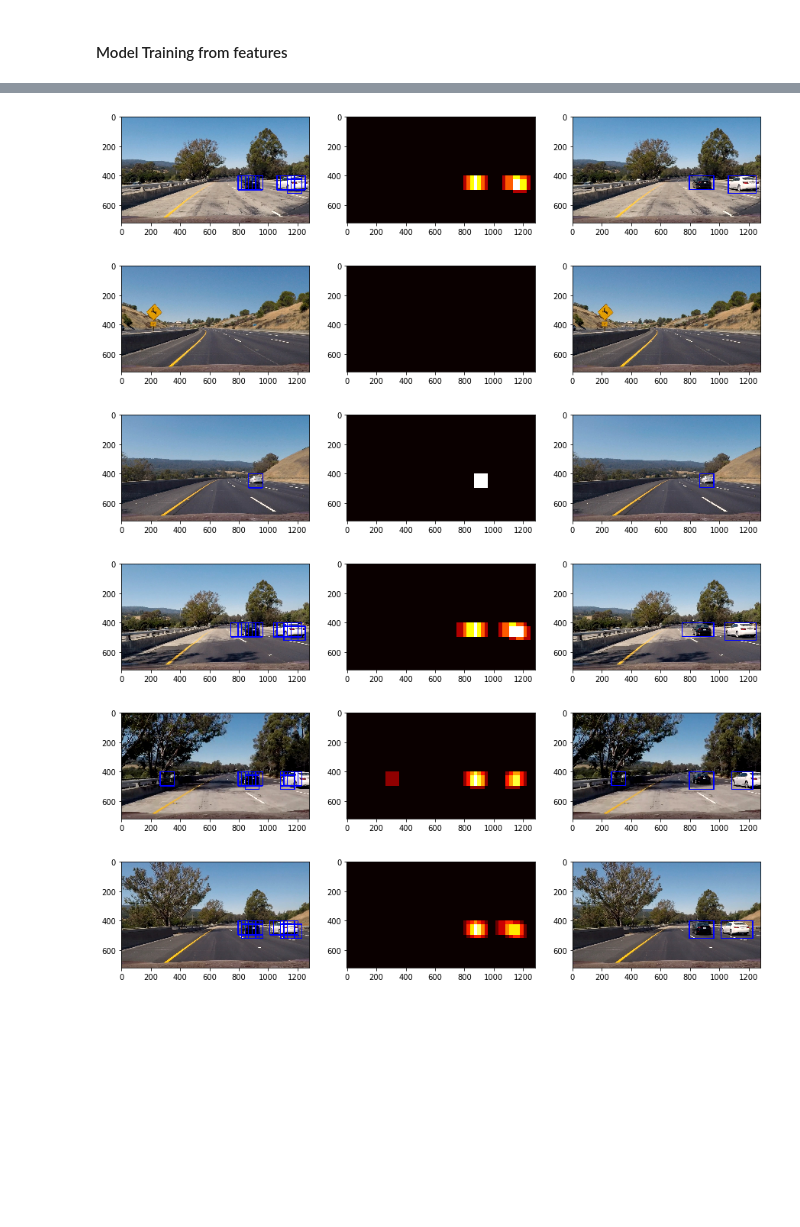
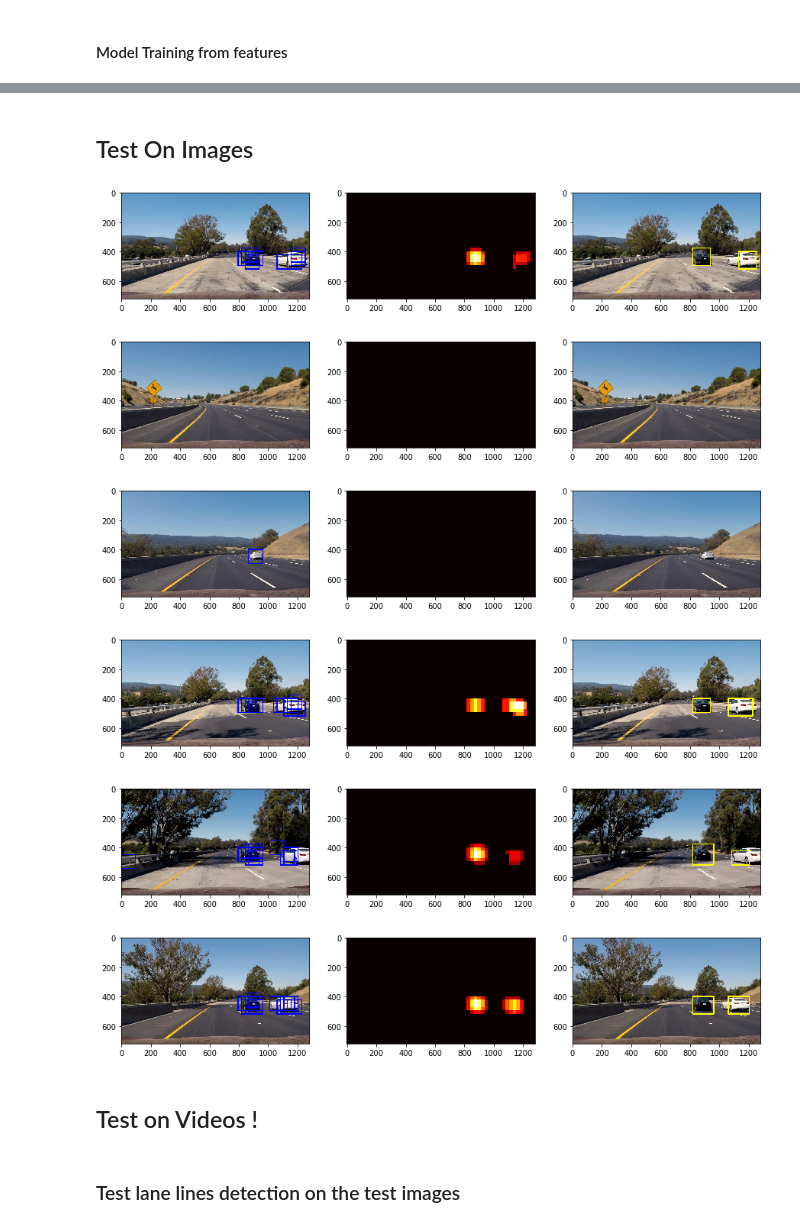
Before and after one commit to Jeremy26/vehicle-detection, a Jupyter notebook: P5.ipynb, the cells around one changed output, grey strips where cells are left out. Cells and saved outputs as stored; diff of their text form; code cells hidden in the pictures; blank space fills up the shorter version.

```diff
--- a/P5.ipynb
+++ b/P5.ipynb
@@ -489,14 +280,4 @@ for idx, fname in enumerate (test_images):
 # %%
-def add_heat(heatmap, bbox_list):
-    # Iterate through list of bboxes
-    for box in bbox_list:
-        # Add += 1 for all pixels inside each bbox
-        # Assuming each "box" takes the form ((x1, y1), (x2, y2))
-        heatmap[box[0][1]:box[1][1], box[0][0]:box[1][0]] += 1
-
-    # Return updated heatmap
-    return heatmap# Iterate through list of bboxes
-
 def apply_threshold(heatmap, threshold):
     # Zero out pixels below the threshold
     heatmap[heatmap <= threshold] = 0
@@ -514,6 +295,6 @@ def draw_labeled_bboxes(img, labels):
         # Define a bounding box based on min/max x and y
         bbox = ((np.min(nonzerox), np.min(nonzeroy)), (np.max(nonzerox), np.max(nonzeroy)))
         # Draw the box on the image
-        cv2.rectangle(img, bbox[0], bbox[1], (0,0,255), 6)
+        cv2.rectangle(img, bbox[0], bbox[1], (255,255,0), 6)
     # Return the image
     return img
@@ -547,12 +303,26 @@ fig.tight_layout()
+# %%
+def convert_color(img, conv='YCrCb'):
+    if conv == 'YCrCb':
+        return cv2.cvtColor(img, cv2.COLOR_RGB2YCrCb)
+    if conv == 'LUV':
+        return cv2.cvtColor(img, cv2.COLOR_RGB2LUV)
+    if conv == 'HSV':
+        return cv2.cvtColor(img, cv2.COLOR_RGB2HSV)
+    if conv == 'HLS':
+        return cv2.cvtColor(img, cv2.COLOR_RGB2HLS)
+    if conv == 'LUV':
+        return cv2.cvtColor(img, cv2.COLOR_RGB2LUV)
+    if conv == 'YUV':
+        return cv2.cvtColor(img, cv2.COLOR_RGB2YUV)
 # %%
 # Define a single function that can extract features using hog sub-sampling and make predictions
-def find_cars(img, ystart, ystop, scale, svc, X_scaler, orient, pix_per_cell, cell_per_block, spatial_size, hist_bins):
+def find_cars(img, color_space, ystart, ystop, scale, svc, X_scaler, orient, pix_per_cell, cell_per_block, spatial_size, hist_bins):
 
     draw_img = np.copy(img)
     heatmap = np.zeros_like(img[:,:,0])
     img = img.astype(np.float32)/255
     img_tosearch = img[ystart:ystop,:,:]
-    ctrans_tosearch = convert_color(img_tosearch, conv='RGB2YCrCb')
+    ctrans_tosearch = convert_color(img_tosearch, conv=color_space)
     if scale != 1:
         imshape = ctrans_tosearch.shape
         ctrans_tosearch = cv2.resize(ctrans_tosearch, (np.int(imshape[1]/scale), np.int(imshape[0]/scale)))
@@ -610,3 +380,6 @@ def find_cars(img, ystart, ystop, scale, svc, X_scaler, orient, pix_per_cell, ce
                 cv2.rectangle(draw_img,(xbox_left, ytop_draw+ystart),(xbox_left+win_draw,ytop_draw+win_draw+ystart),(0,0,255),6)
                 heatmap[ytop_draw+ystart:ytop_draw+win_draw+ystart,xbox_left:xbox_left+win_draw] +=1
     return draw_img, heatmap
+# %%
+scale = 1.5
+heat_thresh = 1.1
@@ -613,17 +393,22 @@ def find_cars(img, ystart, ystop, scale, svc, X_scaler, orient, pix_per_cell, ce
+# %% [markdown]
+## Test On Images
 # %%
 for idx, fname in enumerate (test_images):
     image = mpimg.imread(fname)
-    out_img, heatmap = find_cars(image, ystart, ystop, scale, svc, X_scaler, orient, pix_per_cell, cell_per_block, spatial_size, hist_bins)
+    out_img, heat_map = find_cars(image,color_space, y_start_stop[0], y_start_stop[1], scale, svc, X_scaler, orient, pix_per_cell, cell_per_block, spatial_size, hist_bins)
+    heatmap = apply_threshold(heat_map, heat_thresh)
     labels = label(heatmap)
+
+    ##PLOT RESULTS
     f, (ax1,ax2,ax3) = plt.subplots(1,3, figsize =(15,10))
     draw = draw_labeled_bboxes(np.copy(image),labels)
     ax1.imshow(out_img)
     ax2.imshow(heatmap, cmap='hot')
     ax3.imshow(draw)
 # %% [output]
-[figure, old version]
+[figure, new version]
 [figure]
-[figure, old version]
+[figure, new version]
-[figure, old version]
+[figure, new version]
-[figure, old version]
+[figure, new version]
-[figure, old version]
+[figure, new version]
@@ -639,0 +415,4 @@ def pipeline_vehicle(img):
+# %% [markdown]
+## Test on Videos !
+# %% [markdown]
+### Test lane lines detection on the test images
```
Also changed, not shown: parts of 35 cells of this notebook, 3 other files.
